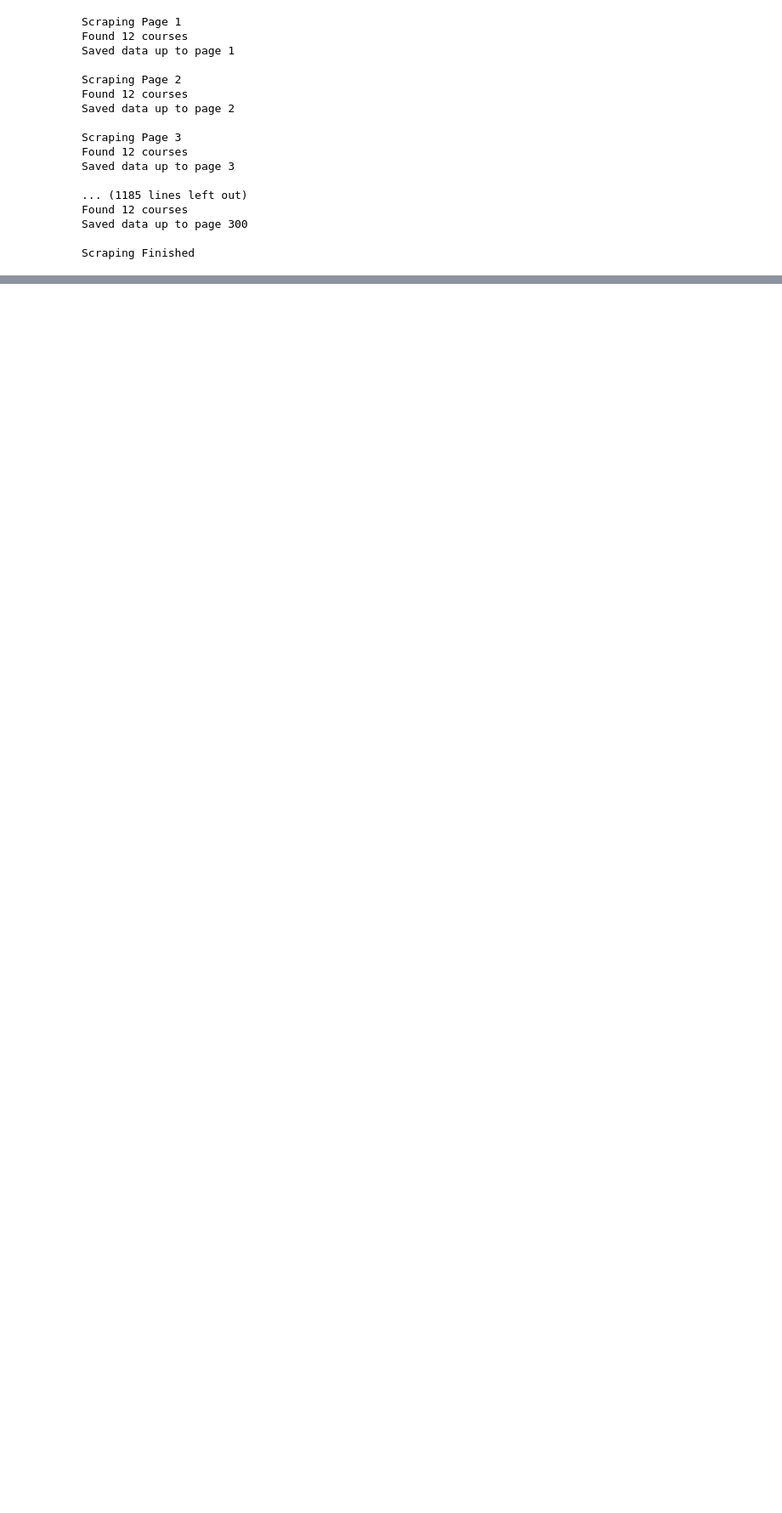
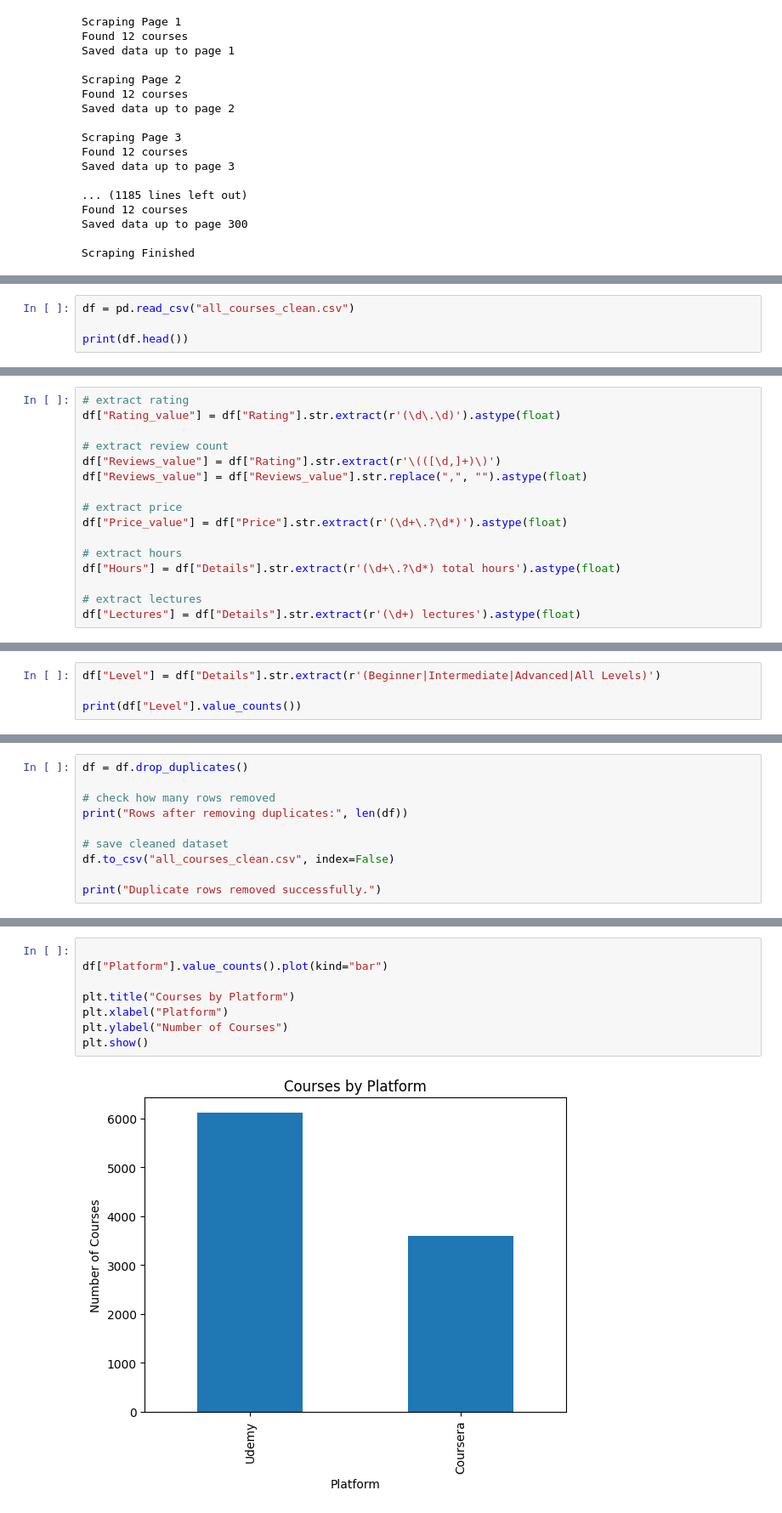
Before and after one commit to sanodyaJinadasa/CourseLens, a Jupyter notebook: CourseLens.ipynb, the cells around one changed output, grey strips where cells are left out. Shown at 85% size. Drawn from its saved outputs; the diff is of its cells as text; blank space fills up the shorter version.

```diff
--- a/CourseLens.ipynb
+++ b/CourseLens.ipynb
@@ -268,0 +475,4 @@ Scraping Finished
+# %%
+df = pd.read_csv("all_courses_clean.csv")
+
+print(df.head())
@@ -268,0 +517,16 @@ Scraping Finished
+# %%
+# extract rating
+df["Rating_value"] = df["Rating"].str.extract(r'(\d\.\d)').astype(float)
+
+# extract review count
+df["Reviews_value"] = df["Rating"].str.extract(r'\(([\d,]+)\)')
+df["Reviews_value"] = df["Reviews_value"].str.replace(",", "").astype(float)
+
+# extract price
+df["Price_value"] = df["Price"].str.extract(r'(\d+\.?\d*)').astype(float)
+
+# extract hours
+df["Hours"] = df["Details"].str.extract(r'(\d+\.?\d*) total hours').astype(float)
+
+# extract lectures
+df["Lectures"] = df["Details"].str.extract(r'(\d+) lectures').astype(float)
@@ -268,0 +610,4 @@ Scraping Finished
+# %%
+df["Level"] = df["Details"].str.extract(r'(Beginner|Intermediate|Advanced|All Levels)')
+
+print(df["Level"].value_counts())
@@ -268,0 +627,10 @@ Scraping Finished
+# %%
+df = df.drop_duplicates()
+
+# check how many rows removed
+print("Rows after removing duplicates:", len(df))
+
+# save cleaned dataset
+df.to_csv("all_courses_clean.csv", index=False)
+
+print("Duplicate rows removed successfully.")
@@ -268,0 +646,10 @@ Scraping Finished
+# %%
+
+df["Platform"].value_counts().plot(kind="bar")
+
+plt.title("Courses by Platform")
+plt.xlabel("Platform")
+plt.ylabel("Number of Courses")
+plt.show()
+# %% [output]
+[figure, added]
```
Also changed, not shown: parts of 44 cells of this notebook, 4 other files.
